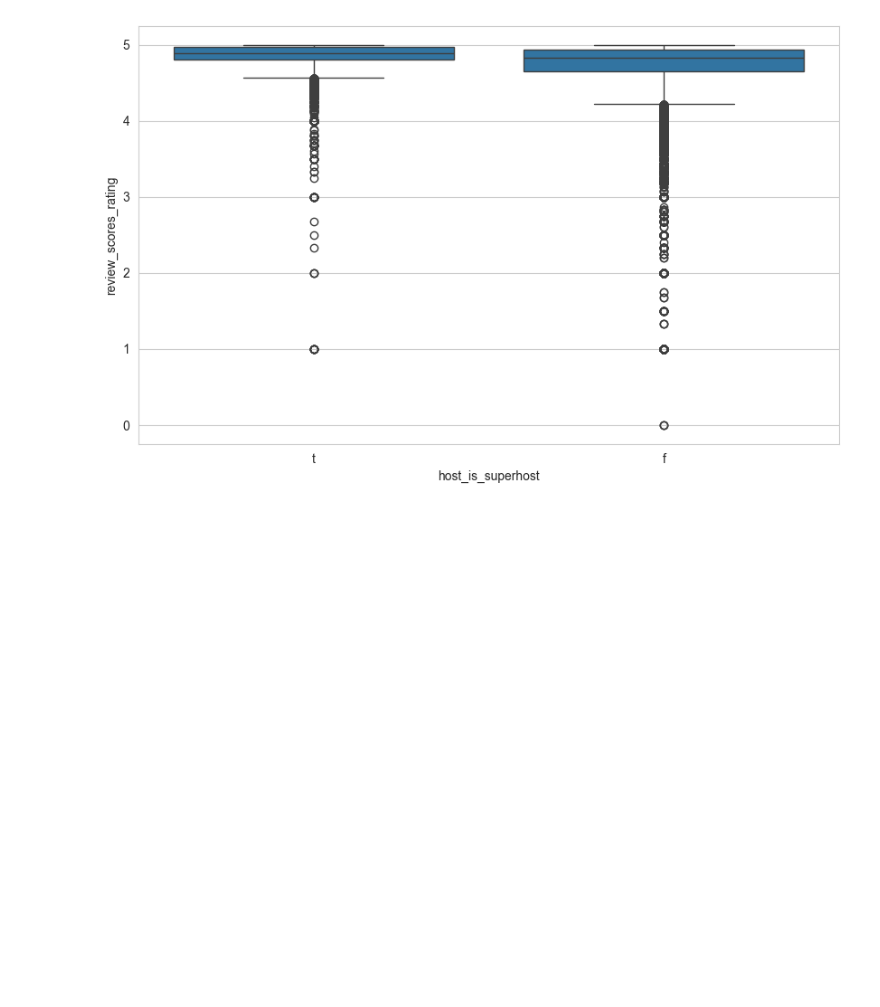
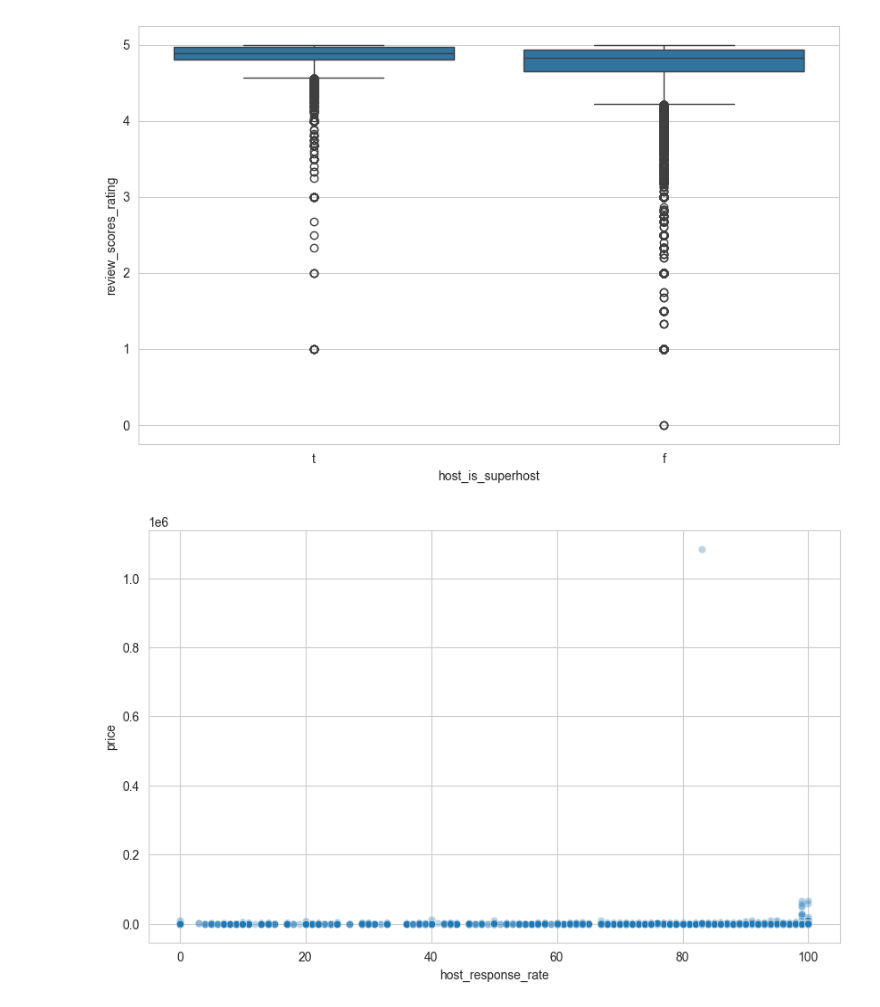
Before and after one commit to FathimaNafra/airbnb-data-engineering-project, a Jupyter notebook: notebooks/eda.ipynb, the cells around one changed output. Saved outputs shown, nothing was run; the diff lists cells and outputs as text; code cells hidden in the pictures; blank space fills up the shorter version.

Commit message:
Analyze host response rate impact

```diff
--- a/notebooks/eda.ipynb
+++ b/notebooks/eda.ipynb
@@ -593,3 +593,33 @@ sns.boxplot(
 plt.show()
 # %% [output]
 [figure]
+# %%
+#4.4.4 Response Rate vs Price
+#Clean Response Rate
+master["host_response_rate"] = (
+    master["host_response_rate"]
+    .astype(str)
+    .str.replace(
+        "%",
+        "",
+        regex=False
+    )
+)
+
+master["host_response_rate"] = pd.to_numeric(
+    master["host_response_rate"],
+    errors="coerce"
+)
+# %%
+plt.figure(figsize=(10,6))
+
+sns.scatterplot(
+    data=master,
+    x="host_response_rate",
+    y="price",
+    alpha=0.3
+)
+
+plt.show()
+# %% [output]
+[figure, added]
```
